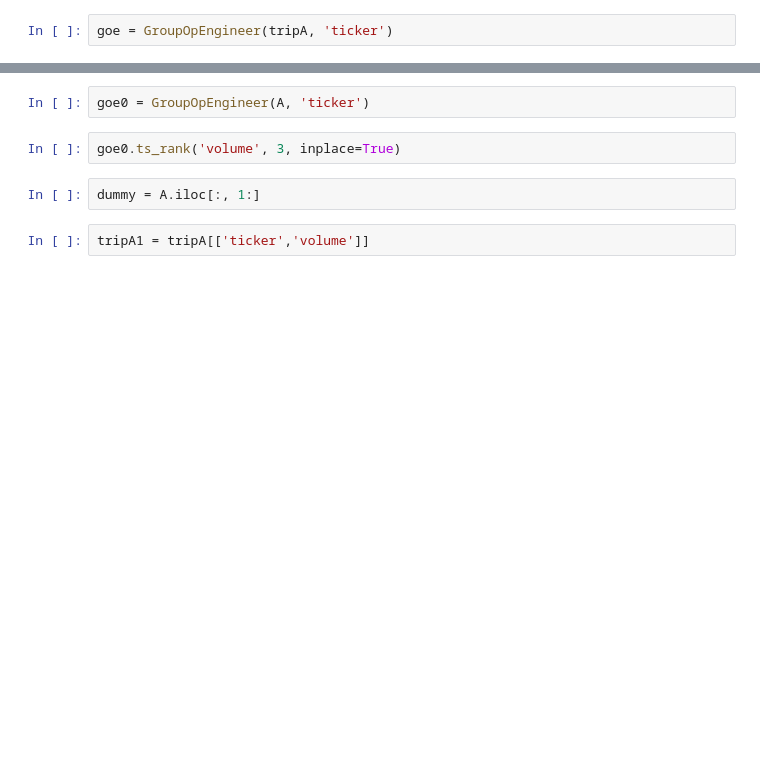
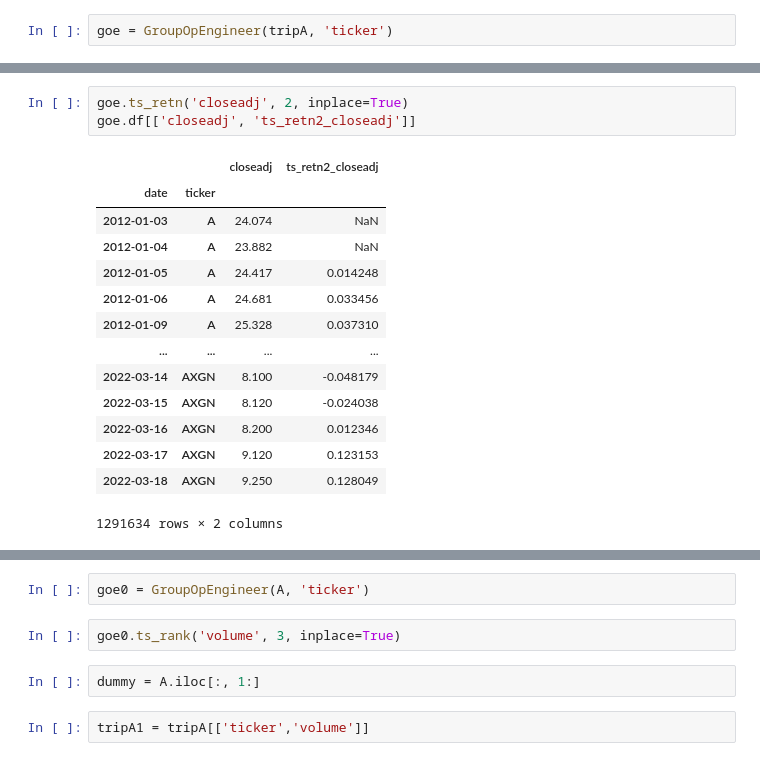
Before and after one commit to chayaponlee/QuantSystemMVP, a Jupyter notebook: notebooks/test_engineer.ipynb, the cells around one changed output, grey strips where cells are left out. Drawn from its saved outputs; the diff is of its cells as text; blank space fills up the shorter version.

```diff
--- a/notebooks/test_engineer.ipynb
+++ b/notebooks/test_engineer.ipynb
@@ -24,0 +43,18 @@ goe = GroupOpEngineer(tripA, 'ticker')
+# %%
+goe.ts_retn('closeadj', 2, inplace=True)
+goe.df[['closeadj', 'ts_retn2_closeadj']]
+# %% [output]
+|  |  | closeadj | ts_retn2_closeadj |
+| date | ticker |  |  |
+| 2012-01-03 | A | 24.074 | NaN |
+| 2012-01-04 | A | 23.882 | NaN |
+| 2012-01-05 | A | 24.417 | 0.014248 |
+| 2012-01-06 | A | 24.681 | 0.033456 |
+| 2012-01-09 | A | 25.328 | 0.037310 |
+| ... | ... | ... | ... |
+| 2022-03-14 | AXGN | 8.100 | -0.048179 |
+| 2022-03-15 | AXGN | 8.120 | -0.024038 |
+| 2022-03-16 | AXGN | 8.200 | 0.012346 |
+| 2022-03-17 | AXGN | 9.120 | 0.123153 |
+| 2022-03-18 | AXGN | 9.250 | 0.128049 |
+1291634 rows × 2 columns
```
Also changed, not shown: parts of 24 cells of this notebook, 7 other files.
